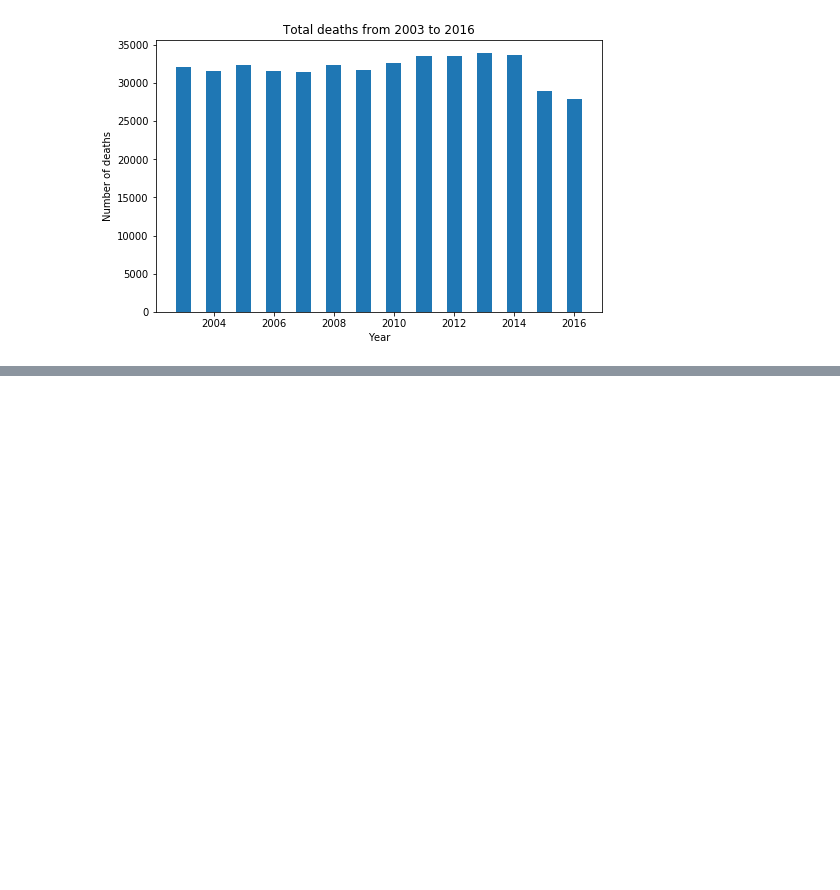
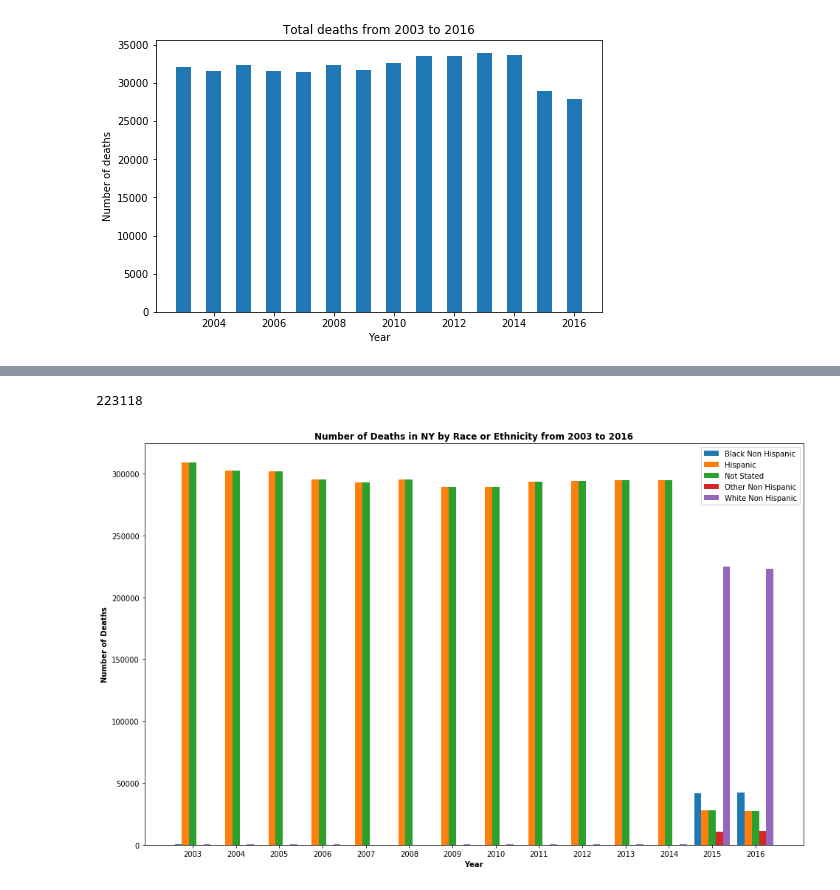
Before and after one commit to daniel-a-r/LAGCC-Data-Structures-Project, a Jupyter notebook: MAC 286 Project.ipynb, the cells around one changed output, grey strips where cells are left out. Cells and saved outputs as stored; diff of their text form; code cells hidden in the pictures; blank space fills up the shorter version.

```diff
--- a/MAC 286 Project.ipynb
+++ b/MAC 286 Project.ipynb
@@ -171,5 +152,6 @@ data.groupby('Year').get_group(2003)
 # %%
-#groups by year and race or ethnicity and sums the number of deaths
-data.groupby(['Year', 'Race or Ethnicity'])['Deaths'].sum()
+#groups by year and then race or ethnicity and sums the number of deaths
+var = data.groupby(['Year', 'Race or Ethnicity'])['Deaths'].sum()
+var[25:]
 # %% [output]
 Year  Race or Ethnicity
@@ -191,0 +190,4 @@ Name: Deaths, Length: 69, dtype: int64
+# %%
+pd.Series(var).values[68]
+# %% [output]
+223118
@@ -191,0 +214,35 @@ Name: Deaths, Length: 69, dtype: int64
+# %%
+black = tuple(black)
+hispanic = tuple(hispanic)
+not_stated = tuple(hispanic)
+other = tuple(other)
+white = tuple(white)
+# %%
+plt.figure(figsize=(16, 10))
+
+ind = np.arange(len(black))
+
+bars = [black, hispanic, not_stated, other, white]
+bar_width = 1/float(len(bars) + 1)
+
+# set position of bar on x-axis
+p1 = ind
+p2 = [x + bar_width for x in p1]
+p3 = [x + bar_width for x in p2]
+p4 = [x + bar_width for x in p3]
+p5 = [x + bar_width for x in p4]
+p = [p1, p2, p3, p4, p5]
+
+labels = ('Black Non Hispanic', 'Hispanic', 'Not Stated', 'Other Non Hispanic', 'White Non Hispanic')
+
+for j in range(len(bars)):
+    plt.bar(p[j], bars[j], width=bar_width, label=labels[j])
+
+plt.ylabel('Number of Deaths', fontweight='bold')
+plt.title('Number of Deaths in NY by Race or Ethnicity from 2003 to 2016', fontweight='bold')
+plt.xlabel('Year', fontweight='bold')
+plt.xticks(p3, years_list)
+plt.legend()
+plt.show()
+# %% [output]
+[figure, added]
```
Also changed, not shown: parts of 20 cells of this notebook.
